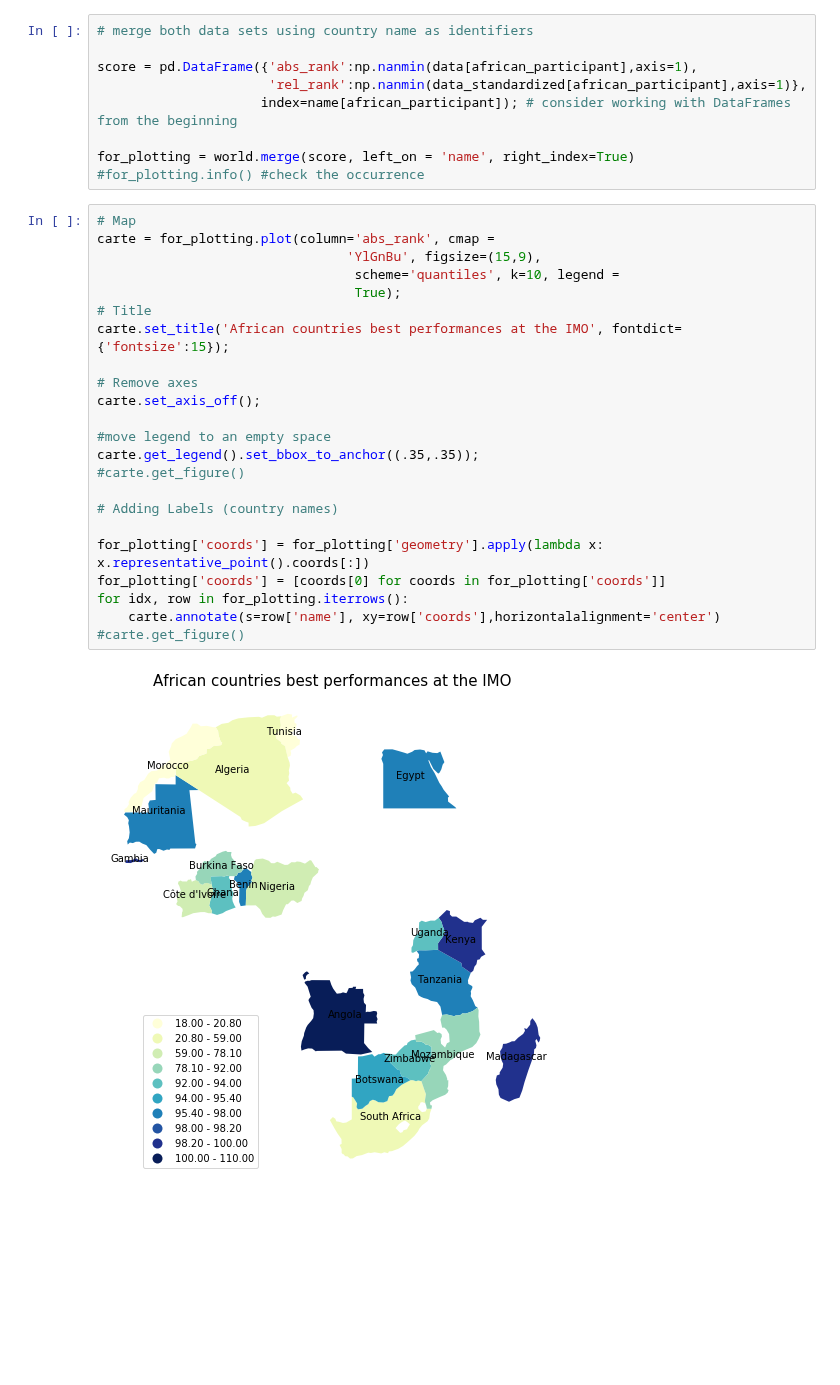
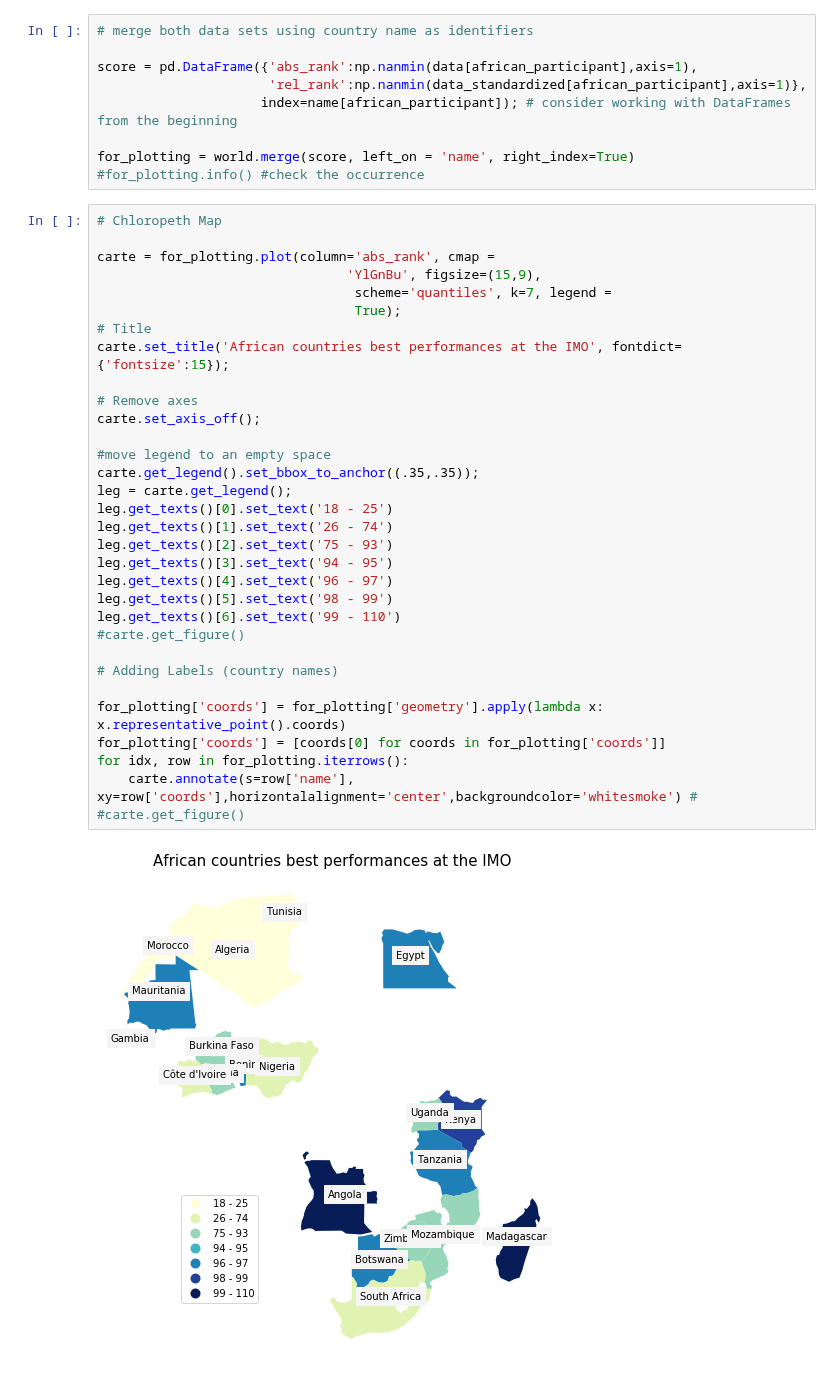
Before and after one commit to Djimdou/Side-Projects, a Jupyter notebook: IMO-Web-Scraping.ipynb, the cells around one changed output. Saved outputs shown, nothing was run; the diff lists cells and outputs as text; blank space fills up the shorter version.

```diff
--- a/IMO-Web-Scraping.ipynb
+++ b/IMO-Web-Scraping.ipynb
@@ -215,27 +217,36 @@ score = pd.DataFrame({'abs_rank':np.nanmin(data[african_participant],axis=1),
 for_plotting = world.merge(score, left_on = 'name', right_index=True)
 #for_plotting.info() #check the occurrence
 # %%
-# Map
+# Chloropeth Map
+
 carte = for_plotting.plot(column='abs_rank', cmap =
                                 'YlGnBu', figsize=(15,9),
-                                 scheme='quantiles', k=10, legend =
+                                 scheme='quantiles', k=7, legend =
                                  True);
 # Title
 carte.set_title('African countries best performances at the IMO', fontdict={'fontsize':15});
 
 # Remove axes
 carte.set_axis_off();
 
 #move legend to an empty space
 carte.get_legend().set_bbox_to_anchor((.35,.35));
+leg = carte.get_legend();
+leg.get_texts()[0].set_text('18 - 25')
+leg.get_texts()[1].set_text('26 - 74')
+leg.get_texts()[2].set_text('75 - 93')
+leg.get_texts()[3].set_text('94 - 95')
+leg.get_texts()[4].set_text('96 - 97')
+leg.get_texts()[5].set_text('98 - 99')
+leg.get_texts()[6].set_text('99 - 110')
 #carte.get_figure()
 
 # Adding Labels (country names)
 
-for_plotting['coords'] = for_plotting['geometry'].apply(lambda x: x.representative_point().coords[:])
+for_plotting['coords'] = for_plotting['geometry'].apply(lambda x: x.representative_point().coords)
 for_plotting['coords'] = [coords[0] for coords in for_plotting['coords']]
 for idx, row in for_plotting.iterrows():
-    carte.annotate(s=row['name'], xy=row['coords'],horizontalalignment='center')
+    carte.annotate(s=row['name'], xy=row['coords'],horizontalalignment='center',backgroundcolor='whitesmoke') #
 #carte.get_figure()
 # %% [output]
-[figure, old version]
+[figure, new version]
```
Also changed, not shown: parts of 2 cells of this notebook.
